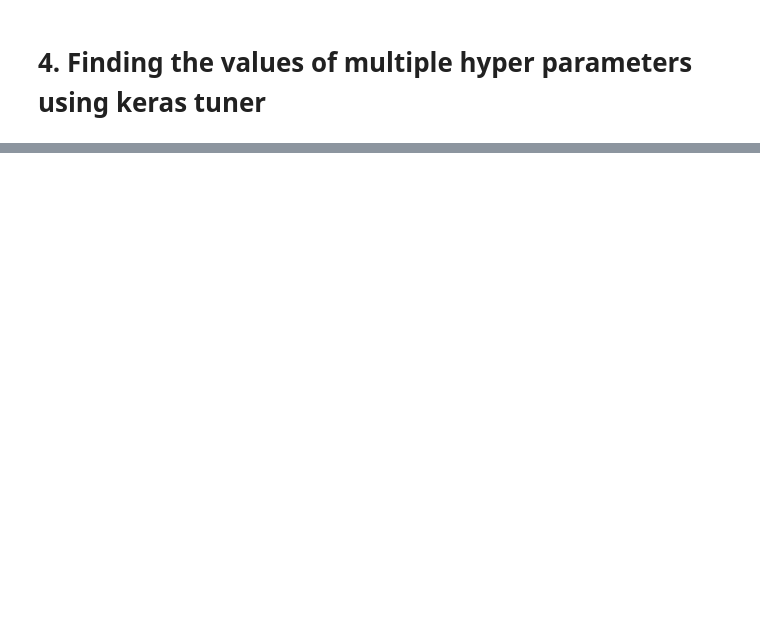
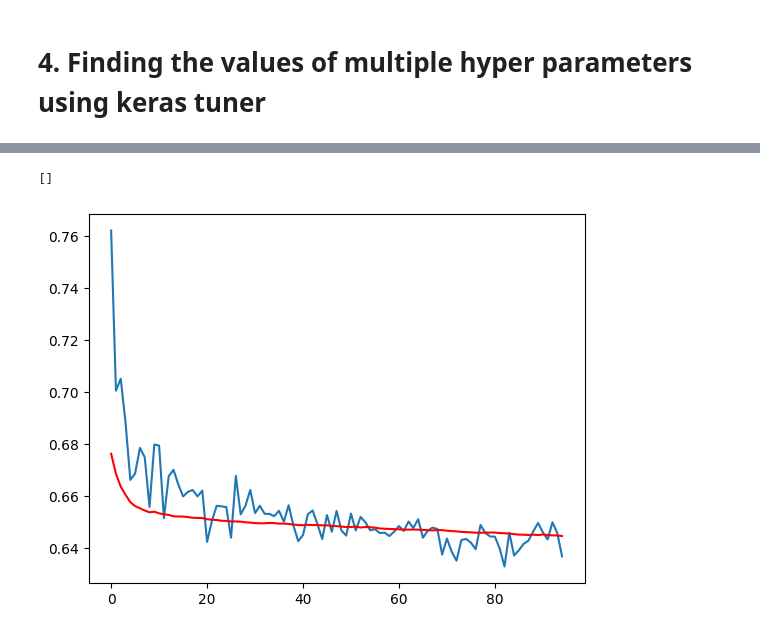
Before and after one commit to harshit193/Learning-Data-Science, a Jupyter notebook: Deep Learning/Artificial_Neural_Network/Hyper_parameter_tuning.ipynb, the cells around one changed output, grey strips where cells are left out. Cells and saved outputs as stored; diff of their text form; code cells hidden in the pictures; blank space fills up the shorter version.

```diff
--- a/Deep Learning/Artificial_Neural_Network/Hyper_parameter_tuning.ipynb
+++ b/Deep Learning/Artificial_Neural_Network/Hyper_parameter_tuning.ipynb
@@ -179,2 +226,2 @@ model = tuner.get_best_model(num_models=1)[0]
 # %%
-model.fit(x_train, y_train, batch_size=32, epochs=10, initial_epochs=6, validation_data=(x_test, y_test))
+model.fit(x_train, y_train, batch_size=32, epochs=10, initial_epoch=5, validation_data=(x_test, y_test))
@@ -200,6 +259,6 @@ def build_model(hp):
 tuner = kt.RandomSearch(build_model,
                         objective='val_accuracy',
                         max_trials=3,
-                        directory='my_directory',
+                        directory='mydir',
                         project_name='num_layers')
 # %%
@@ -249,6 +326,6 @@ def build_model(hp):
 # %%
 tuner = kt.RandomSearch(build_model,
                         objective='val_accuracy',
-                        max_trails=3,
+                        max_trials=3,
                         directory='mydir',
                         project_name='final')
@@ -259,4 +347,4 @@ tuner.get_best_hyperparameters()[0].values
 # %%
 model = tuner.get_best_models(num_models=1)[0]
 # %%
-model.fit(x_train, y_train, epochs=20, initial_epoch=5, validation_data=(x_test, y_test))
+history = model.fit(x_train, y_train, epochs=100, initial_epoch=5, validation_data=(x_test, y_test))
@@ -262,0 +369,7 @@ model.fit(x_train, y_train, epochs=20, initial_epoch=5, validation_data=(x_test,
+# %%
+plt.plot(history.history['loss'])
+plt.plot(history.history['val_loss'], c='r')
+plt.plot()
+# %% [output]
+[]
+[figure, added]
```
Also changed, not shown: parts of 20 cells of this notebook, 46 other files.
